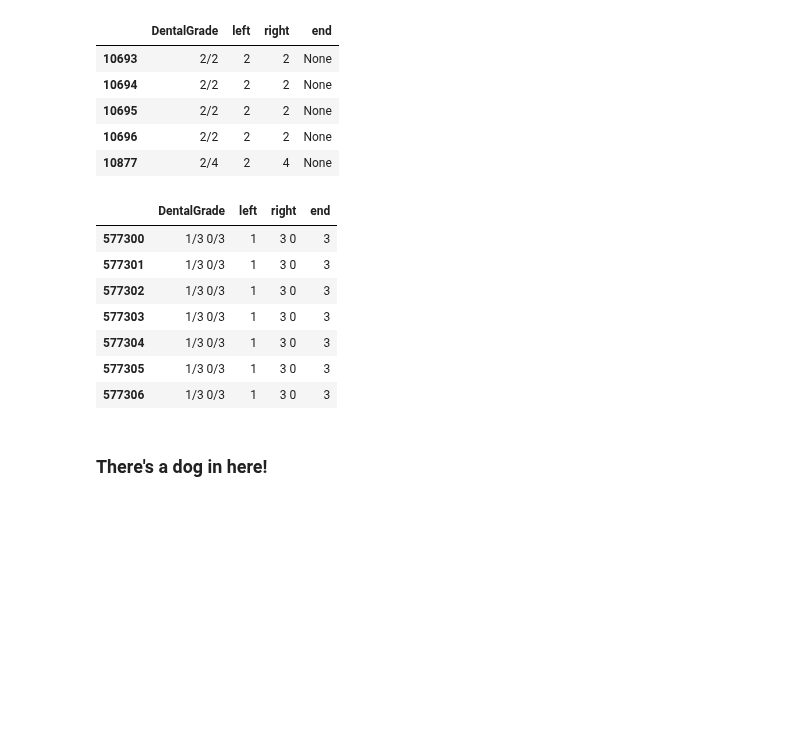
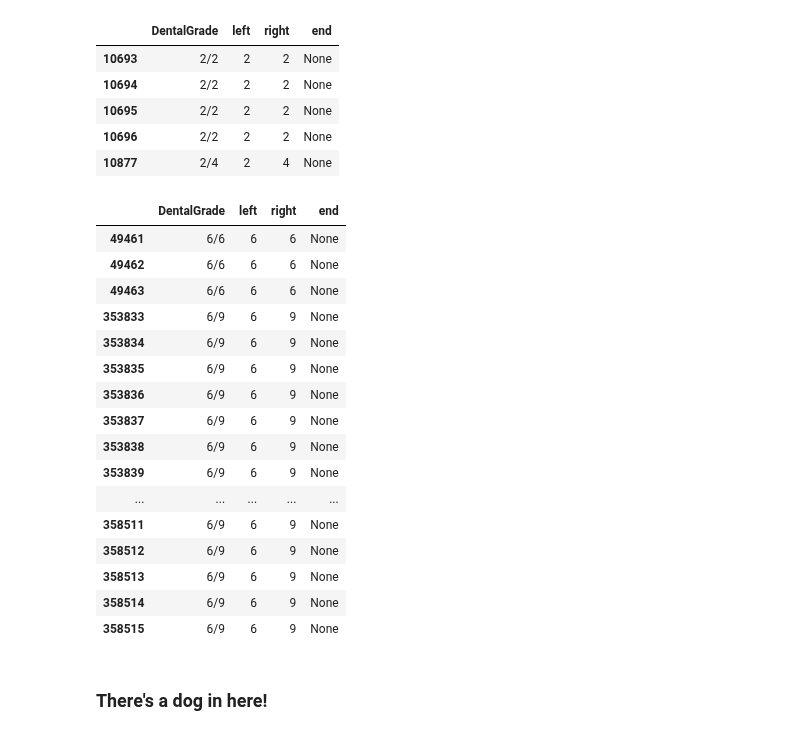
Before and after one commit to ruthpearson/CatHack, a Jupyter notebook: vet_compass/CA_tidydata.ipynb, the cells around one changed output. Cells and saved outputs as stored; diff of their text form; code cells hidden in the pictures; blank space fills up the shorter version.

```diff
--- a/vet_compass/CA_tidydata.ipynb
+++ b/vet_compass/CA_tidydata.ipynb
@@ -303,17 +367,26 @@ dental_split.head()
 | 10695 | 2/2 | 2 | 2 | None |
 | 10696 | 2/2 | 2 | 2 | None |
 | 10877 | 2/4 | 2 | 4 | None |
-# %%
-dental_split[dental_split['end'] == '3']
-# %% [output]
-|  | DentalGrade | left | right | end |
-| 577300 | 1/3 0/3 | 1 | 3 0 | 3 |
-| 577301 | 1/3 0/3 | 1 | 3 0 | 3 |
-| 577302 | 1/3 0/3 | 1 | 3 0 | 3 |
-| 577303 | 1/3 0/3 | 1 | 3 0 | 3 |
-| 577304 | 1/3 0/3 | 1 | 3 0 | 3 |
-| 577305 | 1/3 0/3 | 1 | 3 0 | 3 |
-| 577306 | 1/3 0/3 | 1 | 3 0 | 3 |
+# %%
+dental_split[dental_split['left'].str.contains("6")]
+# %% [output]
+|  | DentalGrade | left | right | end |
+| 49461 | 6/6 | 6 | 6 | None |
+| 49462 | 6/6 | 6 | 6 | None |
+| 49463 | 6/6 | 6 | 6 | None |
+| 353833 | 6/9 | 6 | 9 | None |
+| 353834 | 6/9 | 6 | 9 | None |
+| 353835 | 6/9 | 6 | 9 | None |
+| 353836 | 6/9 | 6 | 9 | None |
+| 353837 | 6/9 | 6 | 9 | None |
+| 353838 | 6/9 | 6 | 9 | None |
+| 353839 | 6/9 | 6 | 9 | None |
+| ... | ... | ... | ... | ... |
+| 358511 | 6/9 | 6 | 9 | None |
+| 358512 | 6/9 | 6 | 9 | None |
+| 358513 | 6/9 | 6 | 9 | None |
+| 358514 | 6/9 | 6 | 9 | None |
+| 358515 | 6/9 | 6 | 9 | None |
 # %% [markdown]
 ### There's a dog in here!
 # %%
```
Also changed, not shown: parts of 9 cells of this notebook.
